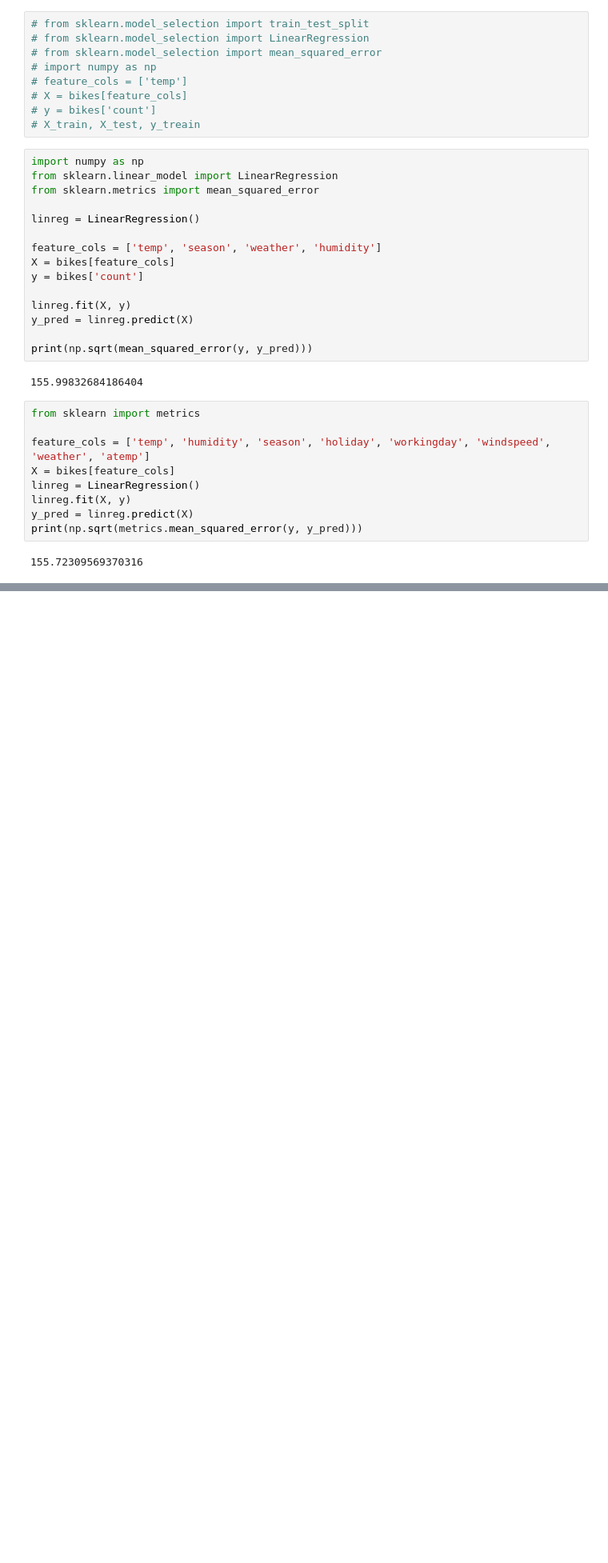
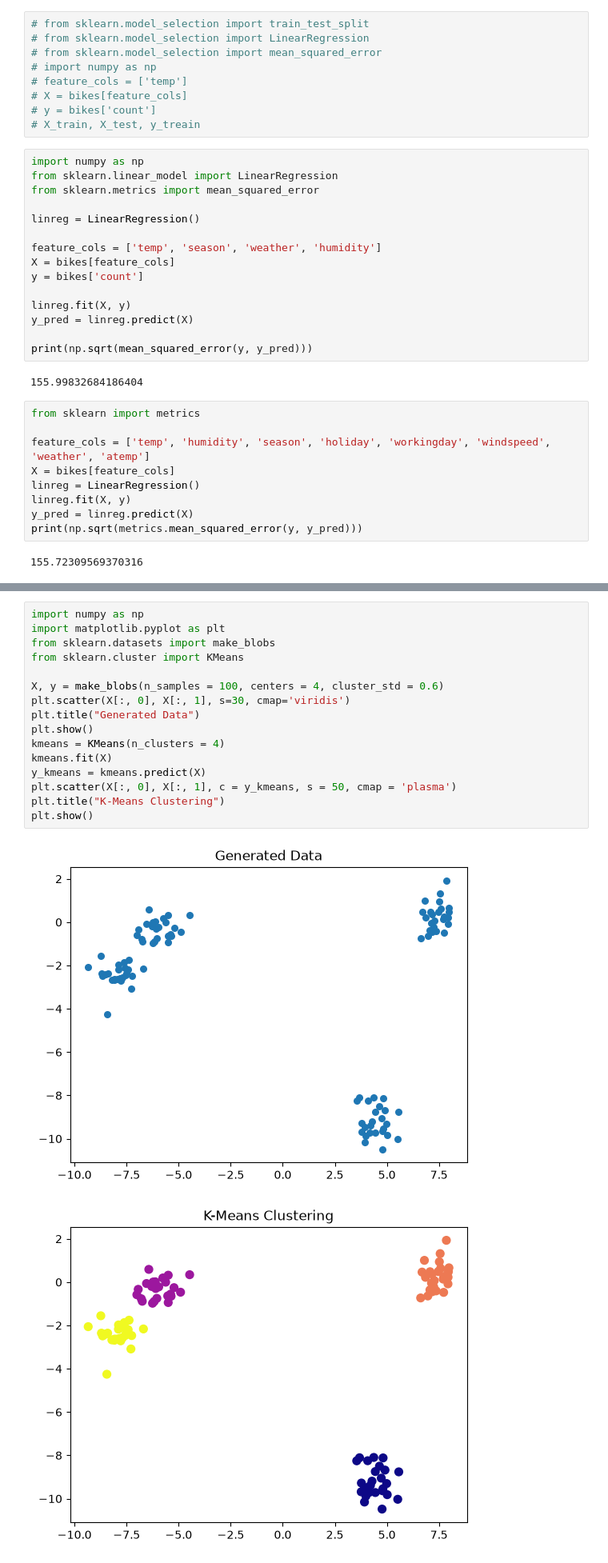
Before and after one commit to K1ngHandy/CSC365, a Jupyter notebook: Week6/09-29.ipynb, the cells around one changed output, grey strips where cells are left out. Shown at 80% size. Drawn from its saved outputs; the diff is of its cells as text; blank space fills up the shorter version.

Commit message:
sklearn

```diff
--- a/Week6/09-29.ipynb
+++ b/Week6/09-29.ipynb
@@ -103,0 +130,19 @@ print(np.sqrt(metrics.mean_squared_error(y, y_pred)))
+# %%
+import numpy as np
+import matplotlib.pyplot as plt
+from sklearn.datasets import make_blobs
+from sklearn.cluster import KMeans
+
+X, y = make_blobs(n_samples = 100, centers = 4, cluster_std = 0.6)
+plt.scatter(X[:, 0], X[:, 1], s=30, cmap='viridis')
+plt.title("Generated Data")
+plt.show()
+kmeans = KMeans(n_clusters = 4)
+kmeans.fit(X)
+y_kmeans = kmeans.predict(X)
+plt.scatter(X[:, 0], X[:, 1], c = y_kmeans, s = 50, cmap = 'plasma')
+plt.title("K-Means Clustering")
+plt.show()
+# %% [output]
+[figure, added]
+[figure, added]
```
Also changed, not shown: parts of 6 cells of this notebook.
